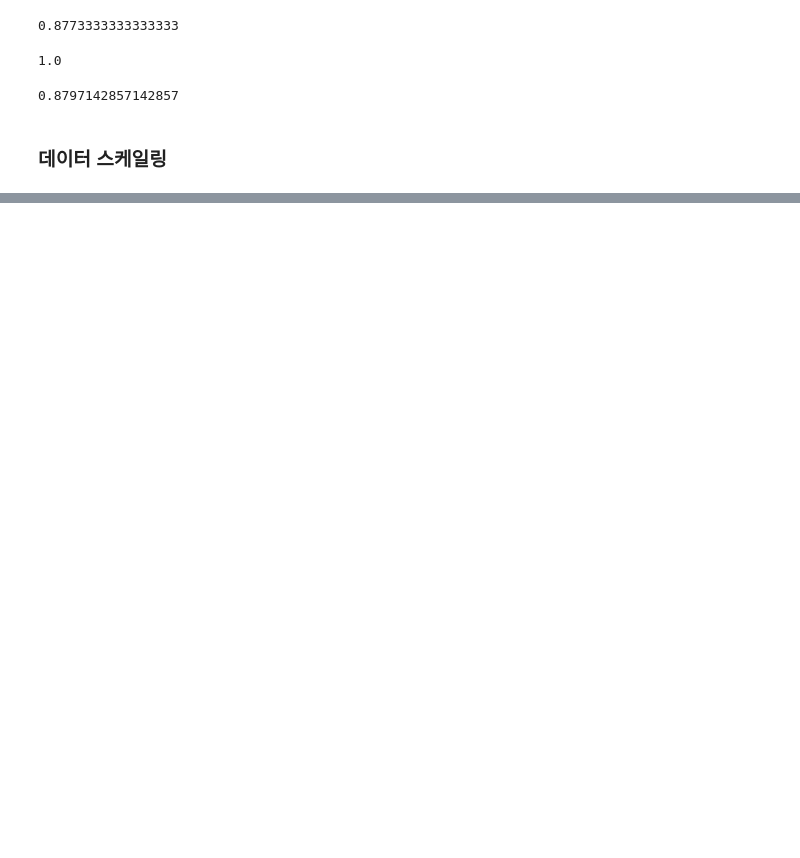
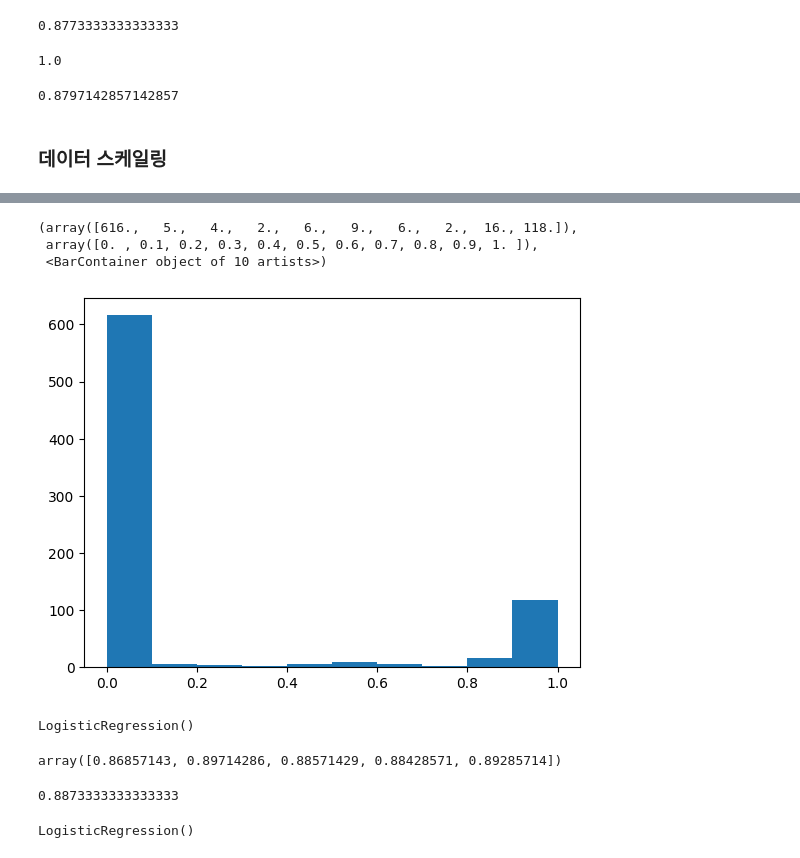
Before and after one commit to yoonjae97/bigdata_service_developer_class, a Jupyter notebook: ml/ex07 로지스틱 회귀를 이용한 손글씨 분류 실습.ipynb, the cells around one changed output, grey strips where cells are left out. Saved outputs shown, nothing was run; the diff lists cells and outputs as text; code cells hidden in the pictures; blank space fills up the shorter version.

```diff
--- a/ml/ex07 로지스틱 회귀를 이용한 손글씨 분류 실습.ipynb
+++ b/ml/ex07 로지스틱 회귀를 이용한 손글씨 분류 실습.ipynb
@@ -101,0 +130,7 @@ print(result.mean())
+# %%
+plt.hist(x_train_mm[0])
+# %% [output]
+(array([616.,   5.,   4.,   2.,   6.,   9.,   6.,   2.,  16., 118.]),
+ array([0. , 0.1, 0.2, 0.3, 0.4, 0.5, 0.6, 0.7, 0.8, 0.9, 1. ]),
+ <BarContainer object of 10 artists>)
+[figure, added]
@@ -101,0 +140,22 @@ print(result.mean())
+# %%
+# 스탠다드 스케일링된 데이터 학습
+logi_ss = LogisticRegression()
+logi_ss.fit(x_train_ss, y_train)
+# %% [output]
+LogisticRegression()
+# %%
+# 스탠다드 스케일링된 데이터 교차검증
+cross_val_score(logi_ss, x_train_ss, y_train)
+# %% [output]
+array([0.86857143, 0.89714286, 0.88571429, 0.88428571, 0.89285714])
+# %%
+# 스탠다드 스케일링된 데이터 모델 평가
+logi_ss.score(x_test_ss, y_test)
+# %% [output]
+0.8873333333333333
+# %%
+# MinMax 스케일링된 데이터 학습
+logi_mm = LogisticRegression()
+logi_mm.fit(x_train_mm, y_train)
+# %% [output]
+LogisticRegression()
```
Also changed, not shown: parts of 20 cells of this notebook, 23 other files.
